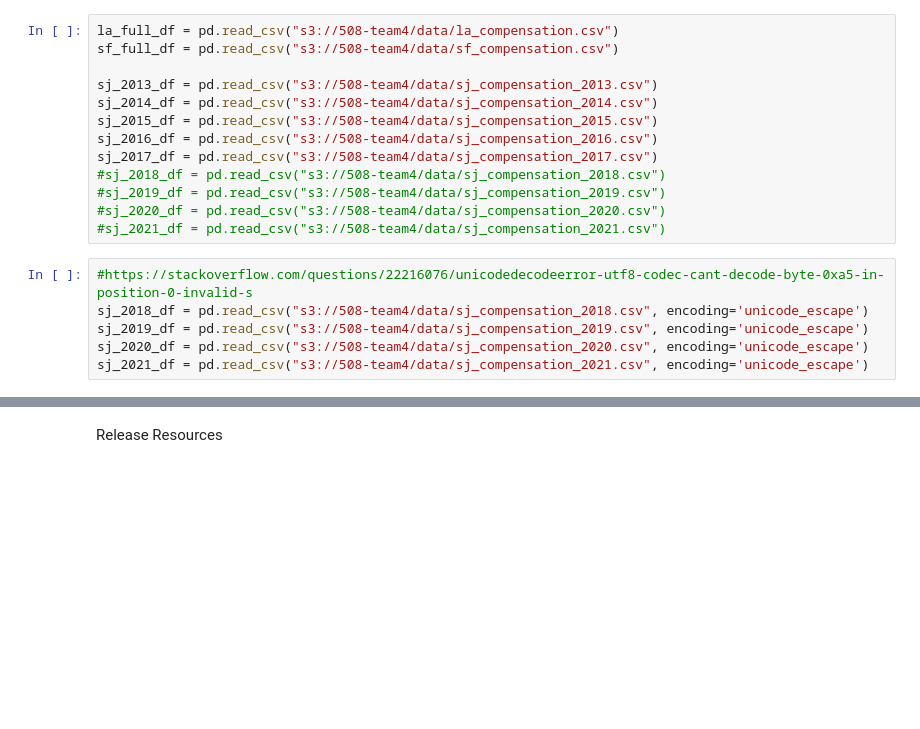
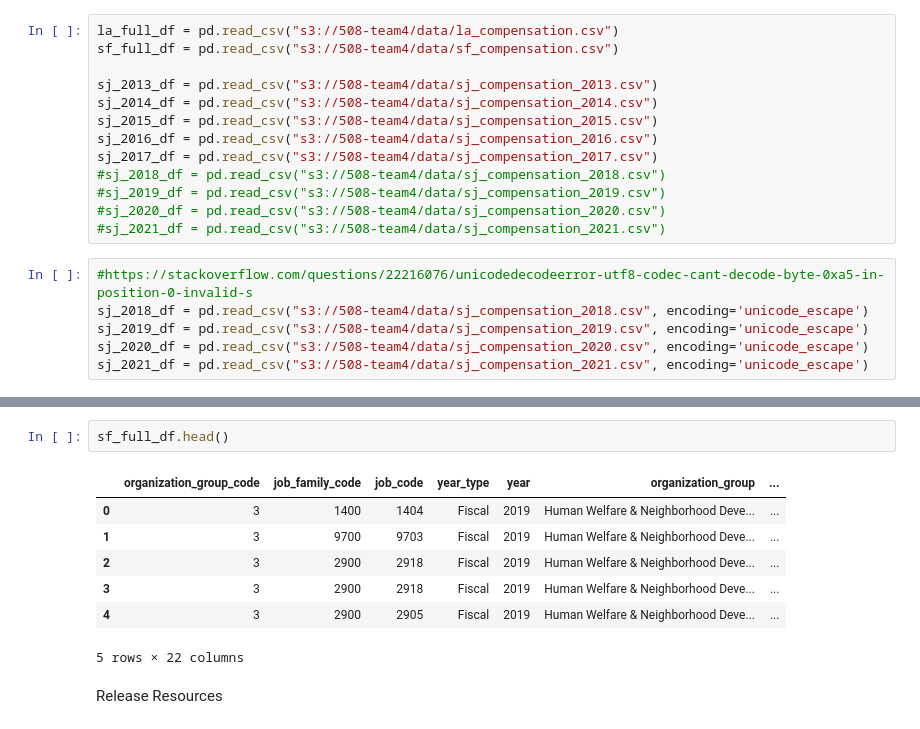
Before and after one commit to unpham/ads-508-project, a Jupyter notebook: notebook1.ipynb, the cells around one changed output, grey strips where cells are left out. Drawn from its saved outputs; the diff is of its cells as text; blank space fills up the shorter version.

```diff
--- a/notebook1.ipynb
+++ b/notebook1.ipynb
@@ -61,3 +69,13 @@ sj_2021_df = pd.read_csv("s3://508-team4/data/sj_compensation_2021.csv", encodin
+# %%
+sf_full_df.head()
+# %% [output]
+|  | organization_group_code | job_family_code | job_code | year_type | year | organization_group | ... |
+| 0 | 3 | 1400 | 1404 | Fiscal | 2019 | Human Welfare & Neighborhood Deve... | ... |
+| 1 | 3 | 9700 | 9703 | Fiscal | 2019 | Human Welfare & Neighborhood Deve... | ... |
+| 2 | 3 | 2900 | 2918 | Fiscal | 2019 | Human Welfare & Neighborhood Deve... | ... |
+| 3 | 3 | 2900 | 2918 | Fiscal | 2019 | Human Welfare & Neighborhood Deve... | ... |
+| 4 | 3 | 2900 | 2905 | Fiscal | 2019 | Human Welfare & Neighborhood Deve... | ... |
+5 rows × 22 columns
 # %% [markdown]
 Release Resources
 # %%
```
Also changed, not shown: parts of 5 cells of this notebook.
